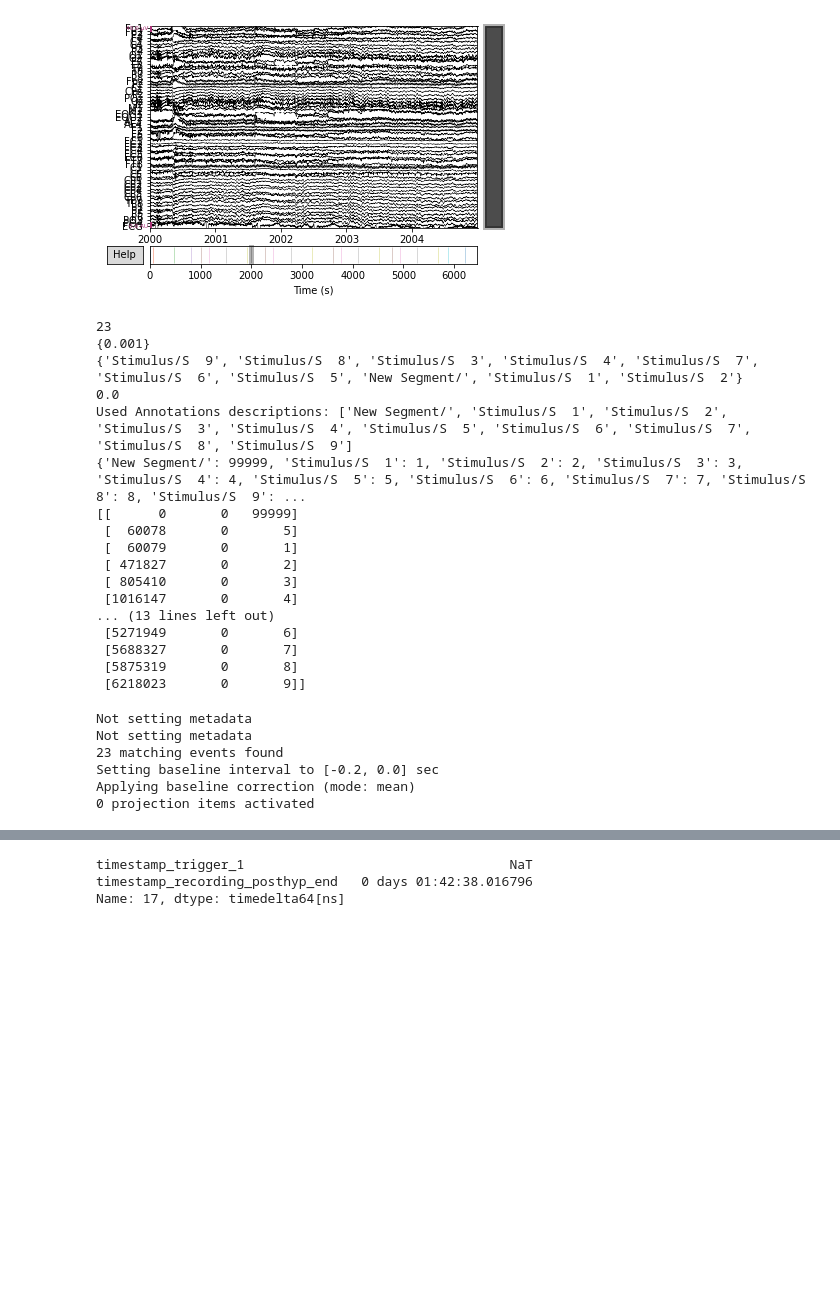
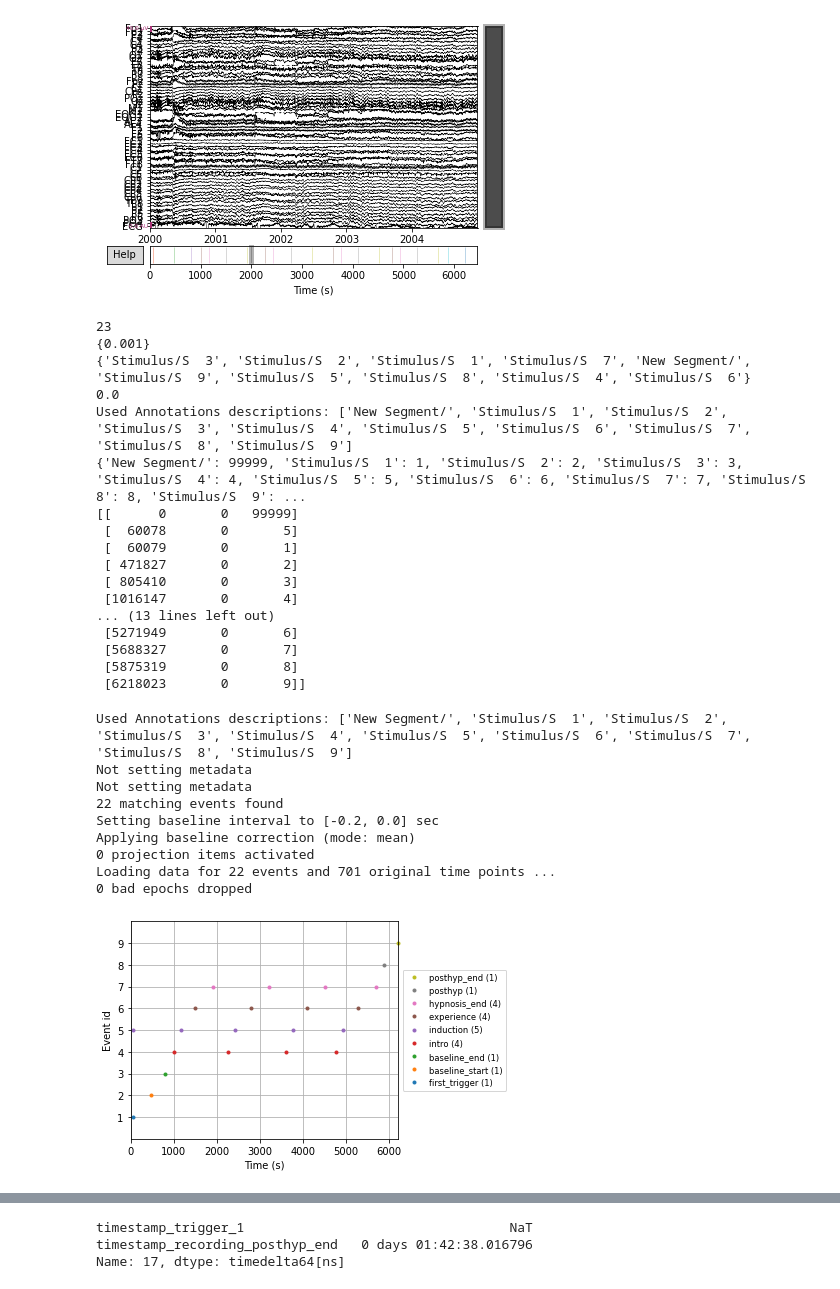
Before and after one commit to Yeganehfrh/B2BNet, a Jupyter notebook: PLB_HYP_EEG_Preproecessing.ipynb, the cells around one changed output, grey strips where cells are left out. Saved outputs shown, nothing was run; the diff lists cells and outputs as text; code cells hidden in the pictures; blank space fills up the shorter version.

```diff
--- a/PLB_HYP_EEG_Preproecessing.ipynb
+++ b/PLB_HYP_EEG_Preproecessing.ipynb
@@ -100,15 +87,13 @@ print(len(raw.annotations))
 print(set(raw.annotations.duration))
 print(set(raw.annotations.description))
 print(raw.annotations.onset[0])
-
 # create events array from annotations
-events, event_dict = mne.events_from_annotations(raw)
 print(event_dict)
 print(events)
 # %% [output]
 23
 {0.001}
-{'Stimulus/S  9', 'Stimulus/S  8', 'Stimulus/S  3', 'Stimulus/S  4', 'Stimulus/S  7', 'Stimulus/S  6', 'Stimulus/S  5', 'New Segment/', 'Stimulus/S  1', 'Stimulus/S  2'}
+{'Stimulus/S  3', 'Stimulus/S  2', 'Stimulus/S  1', 'Stimulus/S  7', 'New Segment/', 'Stimulus/S  9', 'Stimulus/S  5', 'Stimulus/S  8', 'Stimulus/S  4', 'Stimulus/S  6'}
 0.0
 Used Annotations descriptions: ['New Segment/', 'Stimulus/S  1', 'Stimulus/S  2', 'Stimulus/S  3', 'Stimulus/S  4', 'Stimulus/S  5', 'Stimulus/S  6', 'Stimulus/S  7', 'Stimulus/S  8', 'Stimulus/S  9']
 {'New Segment/': 99999, 'Stimulus/S  1': 1, 'Stimulus/S  2': 2, 'Stimulus/S  3': 3, 'Stimulus/S  4': 4, 'Stimulus/S  5': 5, 'Stimulus/S  6': 6, 'Stimulus/S  7': 7, 'Stimulus/S  8': 8, 'Stimulus/S  9': ...
@@ -123,14 +108,24 @@ Used Annotations descriptions: ['New Segment/', 'Stimulus/S  1', 'Stimulus/S  2'
  [5688327       0       7]
  [5875319       0       8]
  [6218023       0       9]]
-# %%
-# epochs
-epochs = mne.Epochs(raw, events)
-# %% [output]
-Not setting metadata
-Not setting metadata
-23 matching events found
-Setting baseline interval to [-0.2, 0.0] sec
-Applying baseline correction (mode: mean)
-0 projection items activated
+# %%
+# epochs
+events, event_dict = mne.events_from_annotations(raw)
+event_dict = {'first_trigger': 1, 'baseline_start': 2, 'baseline_end': 3,
+              'intro': 4, 'induction': 5, 'experience': 6, 'hypnosis_end': 7, 'posthyp': 8, 'posthyp_end':9}
+epochs = mne.Epochs(raw, events,event_dict, preload= True)
+fig = mne.viz.plot_events(events, sfreq=raw.info['sfreq'],
+                          first_samp=raw.first_samp, event_id=event_dict)
+fig.subplots_adjust(right=0.7)  # make room for legend
+# %% [output]
+Used Annotations descriptions: ['New Segment/', 'Stimulus/S  1', 'Stimulus/S  2', 'Stimulus/S  3', 'Stimulus/S  4', 'Stimulus/S  5', 'Stimulus/S  6', 'Stimulus/S  7', 'Stimulus/S  8', 'Stimulus/S  9']
+Not setting metadata
+Not setting metadata
+22 matching events found
+Setting baseline interval to [-0.2, 0.0] sec
+Applying baseline correction (mode: mean)
+0 projection items activated
+Loading data for 22 events and 701 original time points ...
+0 bad epochs dropped
+[figure, added]
 # %% [markdown]
```
Also changed, not shown: parts of 5 cells of this notebook.
